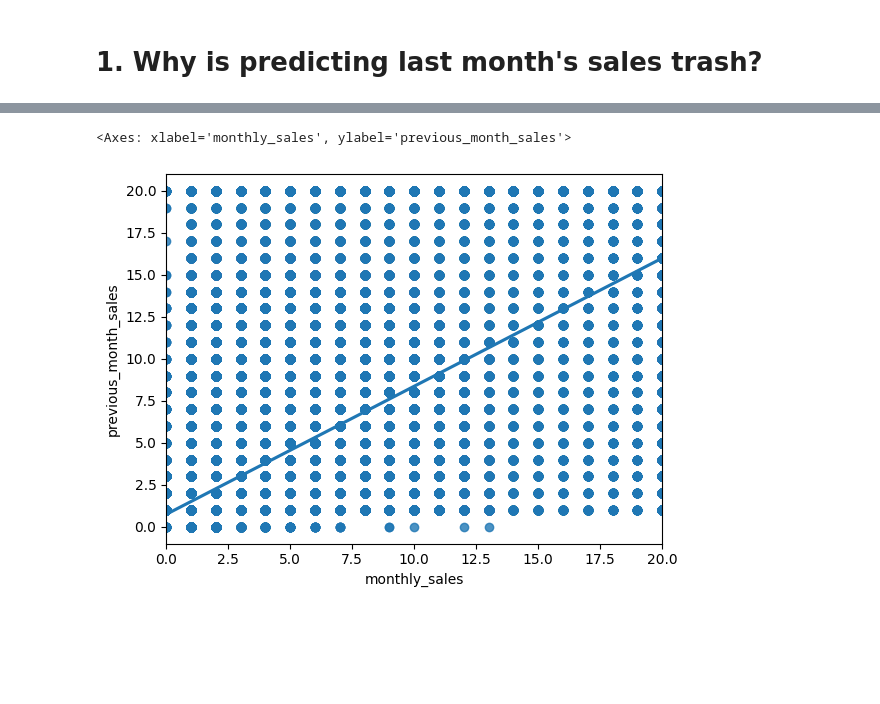
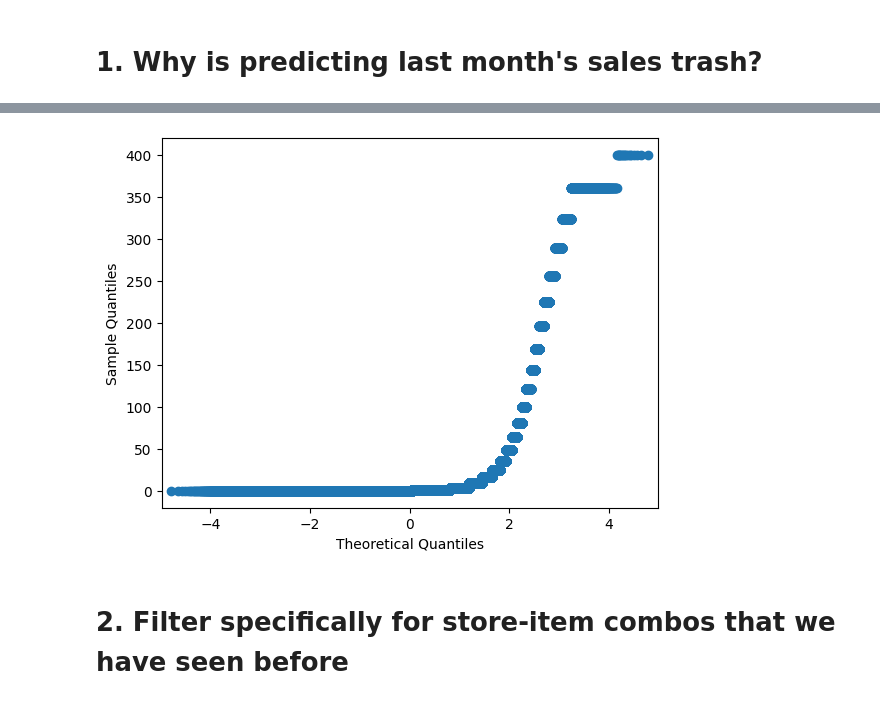
Before and after one commit to akhilkammila/future-sales, a Jupyter notebook: hypothesis_3.ipynb, the cells around one changed output, grey strips where cells are left out. Drawn from its saved outputs; the diff is of its cells as text; code cells hidden in the pictures; blank space fills up the shorter version.

```diff
--- a/hypothesis_3.ipynb
+++ b/hypothesis_3.ipynb
@@ -47,5 +31,6 @@ high_error
-# %%
-sns.regplot(x=np.clip(monthly_sales['monthly_sales'], 0, 20), y=np.clip(monthly_sales['previous_month_sales'], 0, 20))
-# %% [output]
-<Axes: xlabel='monthly_sales', ylabel='previous_month_sales'>
-[figure, removed]
+# %%
+sm.qqplot(monthly_sales['mse']);
+# %% [output]
+[figure, added]
+# %% [markdown]
+# 2. Filter specifically for store-item combos that we have seen before
```
Also changed, not shown: parts of 3 cells of this notebook, 1 other file.
